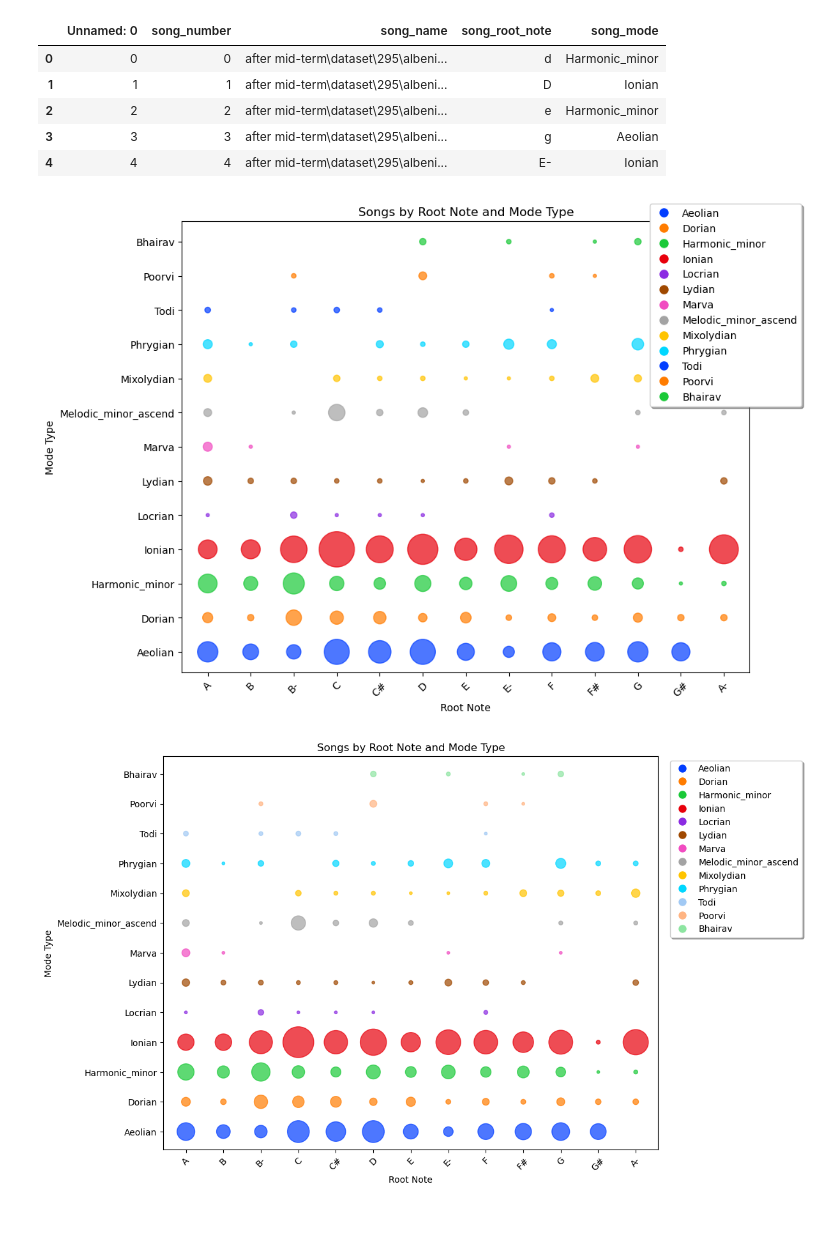
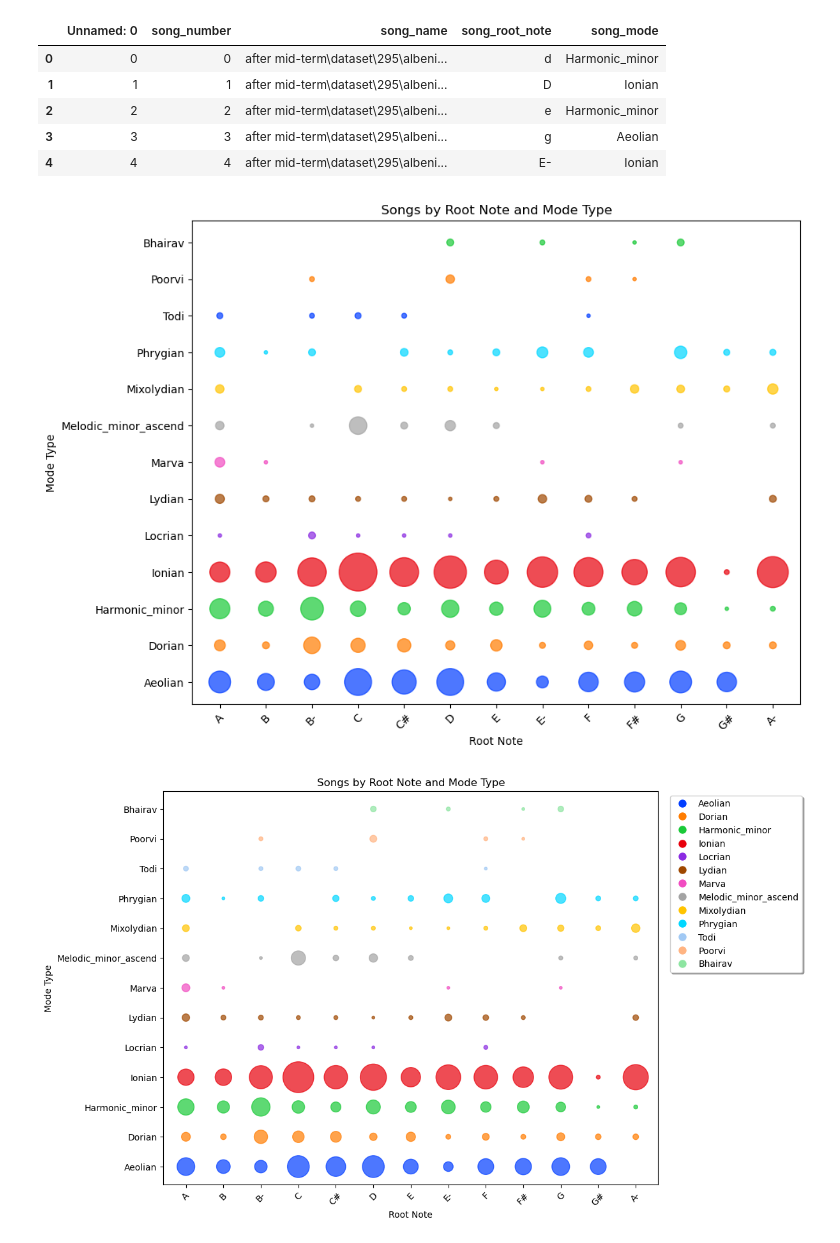
Before and after one commit to Music-Generation-with-Transformers/Music-Generation-2.0, a Jupyter notebook: plottings.ipynb, the cells around one changed output. Drawn from its saved outputs; the diff is of its cells as text; code cells hidden in the pictures.

Commit message:
Add modified plot

```diff
--- a/plottings.ipynb
+++ b/plottings.ipynb
@@ -21,32 +21,32 @@ df = df[(df['song_root_note'] != 'NANN') & (df['song_mode'] != 'NANN')]
 # %%
 # Group by root note and mode, count the number of songs, and reset the index
 grouped = df.groupby(['song_root_note', 'song_mode']).size().reset_index(name='count')
 
 # Get unique mode types
 modes = grouped['song_mode'].unique()
 
 # Generate a color palette with a different color for each mode type
 colors = sns.color_palette('bright', n_colors=len(modes))
 
 # Plotting
 plt.figure(figsize=(10, 8))
 for i, mode in enumerate(modes):
     mode_df = grouped[grouped['song_mode'] == mode]
     sizes = mode_df['count'] * 10  # Define sizes based on the number of songs for the current mode
     plt.scatter(mode_df['song_root_note'], mode_df['song_mode'], s=sizes, color=colors[i], alpha=0.7)
 
 # Create proxy artists for legend with same size
 legend_elements = [Line2D([0], [0], marker='o', color='w', markerfacecolor=colors[i], markersize=10, label=mode) for i, mode in enumerate(modes)]
 
 plt.xlabel('Root Note')
 plt.ylabel('Mode Type')
 plt.title('Songs by Root Note and Mode Type')
 plt.xticks(rotation=45)  # Rotate x-axis labels for better readability
-plt.legend(handles=legend_elements, loc='upper right', bbox_to_anchor=(1.1, 1.05), fancybox=True, shadow=True)
+# plt.legend(handles=legend_elements, loc='upper right', bbox_to_anchor=(1.1, 1.05), fancybox=True, shadow=True)
 plt.grid(False)
 plt.show()
 # %% [output]
-[figure, old version]
+[figure, new version]
 # %%
 # Group by root note and mode, count the number of songs, and reset the index
 grouped = df.groupby(['song_root_note', 'song_mode']).size().reset_index(name='count')
```
Also changed, not shown: parts of 4 cells of this notebook, 3 other files.
